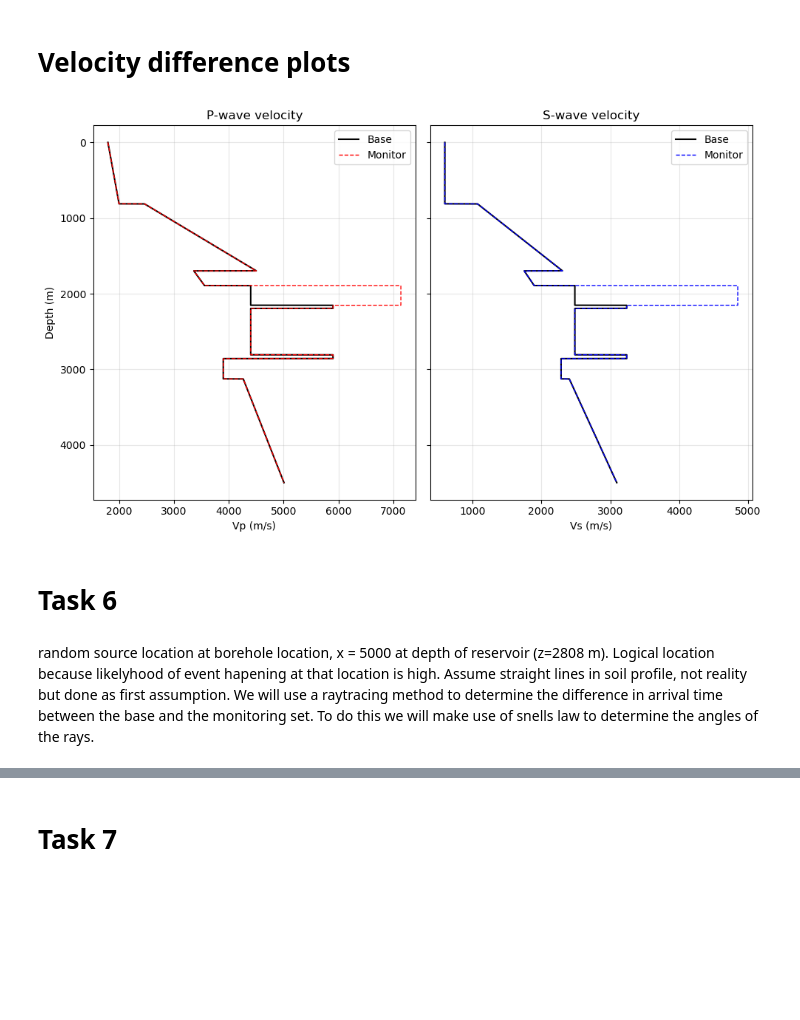
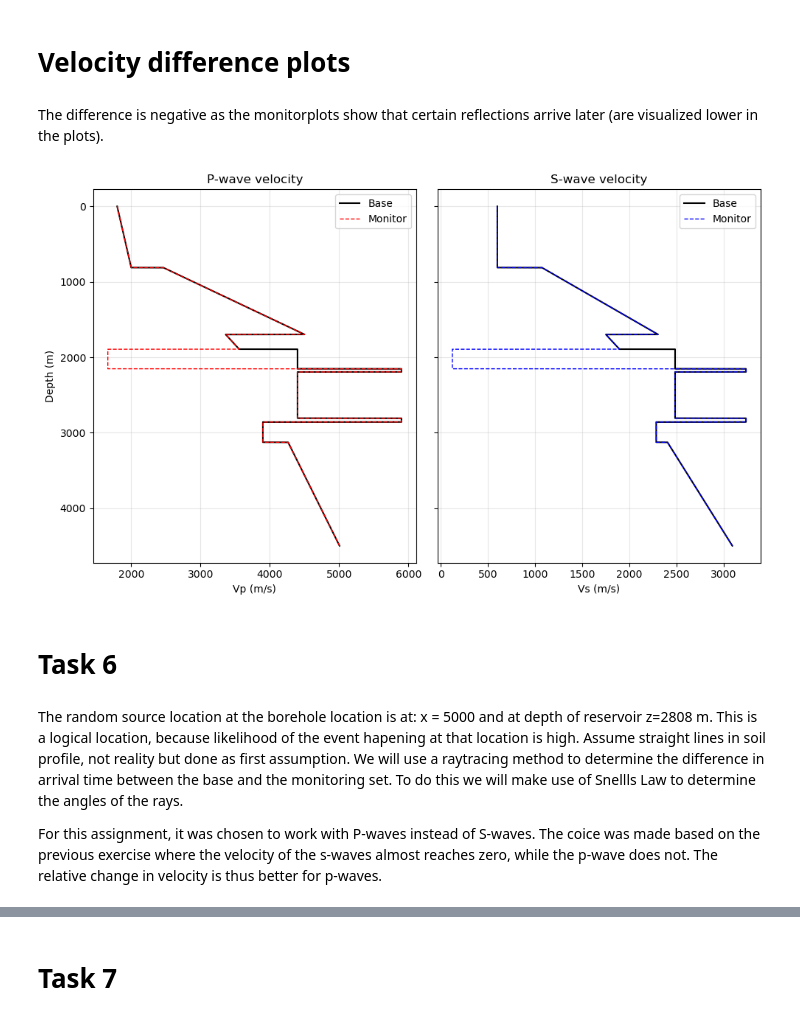
Before and after one commit to GijsvanGrieken/seismicity_groningen, a Jupyter notebook: Workshop_group2_final.ipynb, the cells around one changed output, grey strips where cells are left out. Cells and saved outputs as stored; diff of their text form; code cells hidden in the pictures; blank space fills up the shorter version.

```diff
--- a/Workshop_group2_final.ipynb
+++ b/Workshop_group2_final.ipynb
@@ -673,49 +673,44 @@ $$\Delta v = 2s / \Delta t$$
 In which s is the size of the layer (layer 4 has size 2153 - 1893 = 260 m). This gives a total $$\Delta v = 2 * 260 / 0.22 = 2363 m/s$$
 # %% [markdown]
 # Velocity difference plots
+# %% [markdown]
+The difference is negative as the monitorplots show that certain reflections arrive later (are visualized lower in the plots).
 # %%
 delta_vP_layer4 = 2737
 delta_vS_layer4 = 2363
 
 vp_log_monitor = vp_log.copy()
-vp_log_monitor[idxP[2]:idxP[3]] += delta_vP_layer4
+vp_log_monitor[idxP[2]:idxP[3]] -= delta_vP_layer4
 
 vs_log_monitor = vs_log.copy()
-vs_log_monitor[idxS[2]:idxS[3]] += delta_vS_layer4
-
-delta_vP_layer4 = 2737
-delta_vS_layer4 = 2363
-
-vp_log_monitor = vp_log.copy()
-vp_log_monitor[idxP[2]:idxP[3]] += delta_vP_layer4
-
-vs_log_monitor = vs_log.copy()
-vs_log_monitor[idxS[2]:idxS[3]] += delta_vS_layer4
+vs_log_monitor[idxS[2]:idxS[3]] -= delta_vS_layer4
 
 fig, axes = plt.subplots(1, 2, figsize=(10, 6), sharey=True)
 
 axes[0].plot(vp_log, z, label="Base", color="black")
 axes[0].plot(vp_log_monitor, z, label="Monitor", color="red", linestyle="--", lw=1)
 axes[0].set_xlabel("Vp (m/s)")
 axes[0].set_ylabel("Depth (m)")
 axes[0].set_title("P-wave velocity")
 axes[0].legend()
 axes[0].grid(alpha=0.3)
 
 axes[1].plot(vs_log, z, label="Base", color="black")
 axes[1].plot(vs_log_monitor, z, label="Monitor", color="blue", linestyle="--", lw=1)
 axes[1].invert_yaxis()
 axes[1].set_xlabel("Vs (m/s)")
 axes[1].set_title("S-wave velocity")
 axes[1].legend()
 axes[1].grid(alpha=0.3)
 
 plt.tight_layout()
 plt.show()
 # %% [output]
-[figure, old version]
+[figure, new version]
 # %% [markdown]
 # Task 6
 # %% [markdown]
-random source location at borehole location, x = 5000 at depth of reservoir (z=2808 m). Logical location because likelyhood of event hapening at that location is high. Assume straight lines in soil profile, not reality but done as first assumption. We will use a raytracing method to determine the difference in arrival time between the base and the monitoring set. To do this we will make use of snells law to determine the angles of the rays.
+The random source location at the borehole location is at: x = 5000 and at depth of reservoir z=2808 m. This is a logical location, because likelihood of the event hapening at that location is high. Assume straight lines in soil profile, not reality but done as first assumption. We will use a raytracing method to determine the difference in arrival time between the base and the monitoring set. To do this we will make use of Snellls Law to determine the angles of the rays.
+
+For this assignment, it was chosen to work with P-waves instead of S-waves. The coice was made based on the previous exercise where the velocity of the s-waves almost reaches zero, while the p-wave does not. The relative change in velocity is thus better for p-waves.
 # %% [markdown]
```
Also changed, not shown: parts of 10 cells of this notebook.
